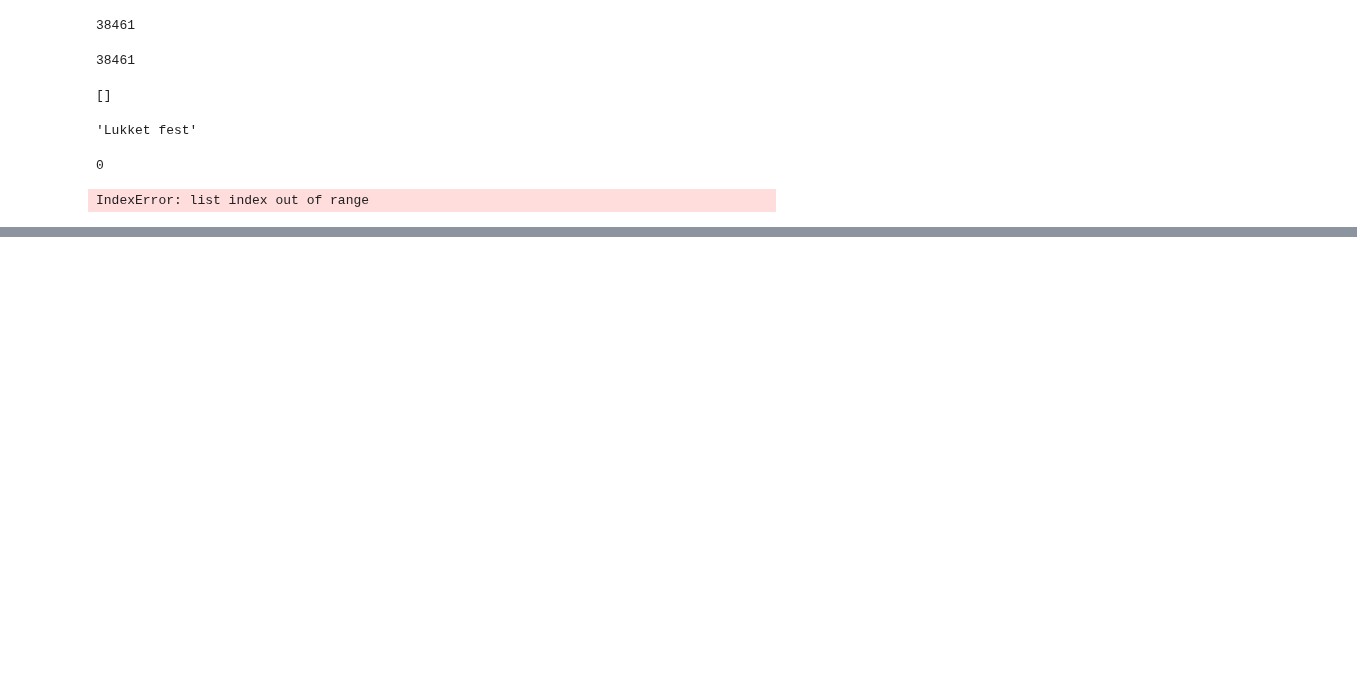
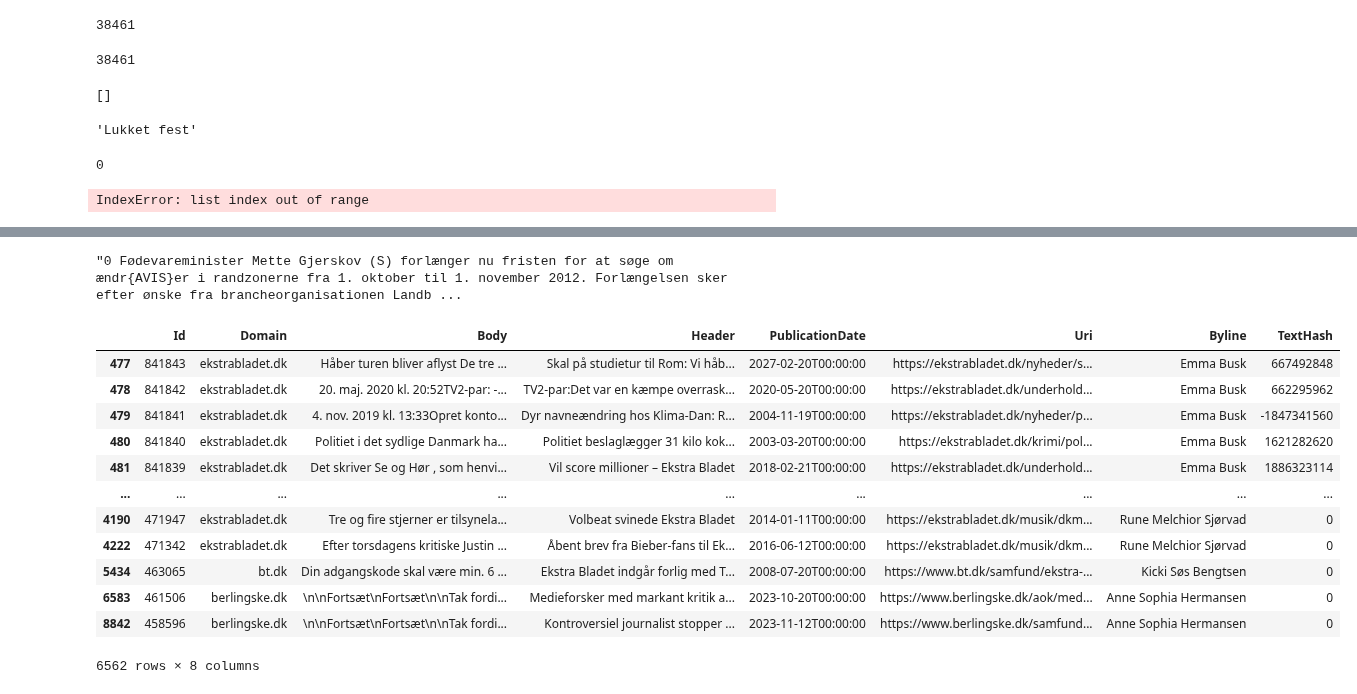
Before and after one commit to kroglkt/articlencoding, a Jupyter notebook: Test Autoencoder.ipynb, the cells around one changed output, grey strips where cells are left out. Drawn from its saved outputs; the diff is of its cells as text; code cells hidden in the pictures; blank space fills up the shorter version.

```diff
--- a/Test Autoencoder.ipynb
+++ b/Test Autoencoder.ipynb
@@ -228,0 +306,34 @@ IndexError: list index out of range
+# %%
+data.iloc[9206].Body
+# %% [output]
+"0 Fødevareminister Mette Gjerskov (S) forlænger nu fristen for at søge om ændr{AVIS}er i randzonerne fra 1. oktober til 1. november 2012. Forlængelsen sker efter ønske fra brancheorganisationen Landb ...
+# %%
+import os
+from tqdm.notebook import tqdm
+
+path = 'data/subset'
+files = os.listdir(path)
+dataframes = []
+for file in tqdm(files):
+    dataframes.append(pd.read_json(path+'/'+file))
+
+data = pd.concat(dataframes)
+del data['level_0']
+del data['index']
+pd.set_option('display.max_colwidth', 400)
+# %%
+data[data.Header.str.contains('Ekstra Bladet')]
+# %% [output]
+|  | Id | Domain | Body | Header | PublicationDate | Uri | Byline | TextHash |
+| 477 | 841843 | ekstrabladet.dk | Håber turen bliver aflyst De tre ... | Skal på studietur til Rom: Vi håb... | 2027-02-20T00:00:00 | https://ekstrabladet.dk/nyheder/s... | Emma Busk | 667492848 |
+| 478 | 841842 | ekstrabladet.dk | 20. maj. 2020 kl. 20:52TV2-par: -... | TV2-par:Det var en kæmpe overrask... | 2020-05-20T00:00:00 | https://ekstrabladet.dk/underhold... | Emma Busk | 662295962 |
+| 479 | 841841 | ekstrabladet.dk | 4. nov. 2019 kl. 13:33Opret konto... | Dyr navneændring hos Klima-Dan: R... | 2004-11-19T00:00:00 | https://ekstrabladet.dk/nyheder/p... | Emma Busk | -1847341560 |
+| 480 | 841840 | ekstrabladet.dk | Politiet i det sydlige Danmark ha... | Politiet beslaglægger 31 kilo kok... | 2003-03-20T00:00:00 | https://ekstrabladet.dk/krimi/pol... | Emma Busk | 1621282620 |
+| 481 | 841839 | ekstrabladet.dk | Det skriver Se og Hør , som henvi... | Vil score millioner – Ekstra Bladet | 2018-02-21T00:00:00 | https://ekstrabladet.dk/underhold... | Emma Busk | 1886323114 |
+| ... | ... | ... | ... | ... | ... | ... | ... | ... |
+| 4190 | 471947 | ekstrabladet.dk | Tre og fire stjerner er tilsynela... | Volbeat svinede Ekstra Bladet | 2014-01-11T00:00:00 | https://ekstrabladet.dk/musik/dkm... | Rune Melchior Sjørvad | 0 |
+| 4222 | 471342 | ekstrabladet.dk | Efter torsdagens kritiske Justin ... | Åbent brev fra Bieber-fans til Ek... | 2016-06-12T00:00:00 | https://ekstrabladet.dk/musik/dkm... | Rune Melchior Sjørvad | 0 |
+| 5434 | 463065 | bt.dk | Din adgangskode skal være min. 6 ... | Ekstra Bladet indgår forlig med T... | 2008-07-20T00:00:00 | https://www.bt.dk/samfund/ekstra-... | Kicki Søs Bengtsen | 0 |
+| 6583 | 461506 | berlingske.dk | \n\nFortsæt\nFortsæt\n\nTak fordi... | Medieforsker med markant kritik a... | 2023-10-20T00:00:00 | https://www.berlingske.dk/aok/med... | Anne Sophia Hermansen | 0 |
+| 8842 | 458596 | berlingske.dk | \n\nFortsæt\nFortsæt\n\nTak fordi... | Kontroversiel journalist stopper ... | 2023-11-12T00:00:00 | https://www.berlingske.dk/samfund... | Anne Sophia Hermansen | 0 |
+6562 rows × 8 columns
```
Also changed, not shown: parts of 5 cells of this notebook, 11 other files.
